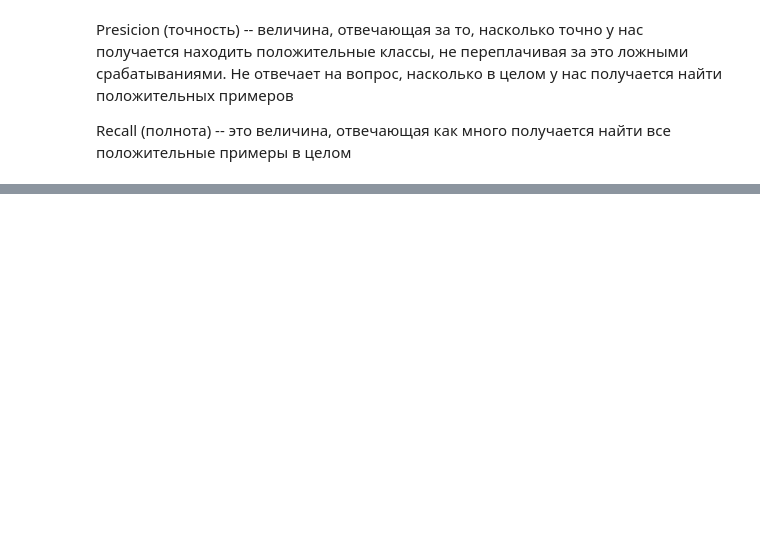
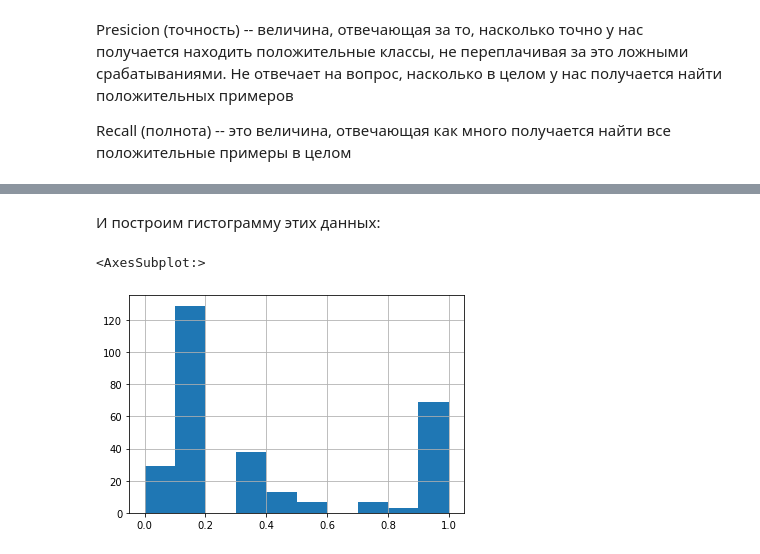
Before and after one commit to Accolyte42/Carpov_ML, a Jupyter notebook: Carpov_notes.ipynb, the cells around one changed output, grey strips where cells are left out. Drawn from its saved outputs; the diff is of its cells as text; code cells hidden in the pictures; blank space fills up the shorter version.

```diff
--- a/Carpov_notes.ipynb
+++ b/Carpov_notes.ipynb
@@ -2878,0 +2881,2 @@ recall_score(y_test, y_pred)
+# %%
+y_predicted_prob = best_clf.predict_proba(X_test)
@@ -2878,0 +2944,7 @@ recall_score(y_test, y_pred)
+# %% [markdown]
+И построим гистограмму этих данных:
+# %%
+pd.Series(y_predicted_prob[:, 1]).hist()
+# %% [output]
+<AxesSubplot:>
+[figure, added]
```
Also changed, not shown: parts of 58 cells of this notebook.
